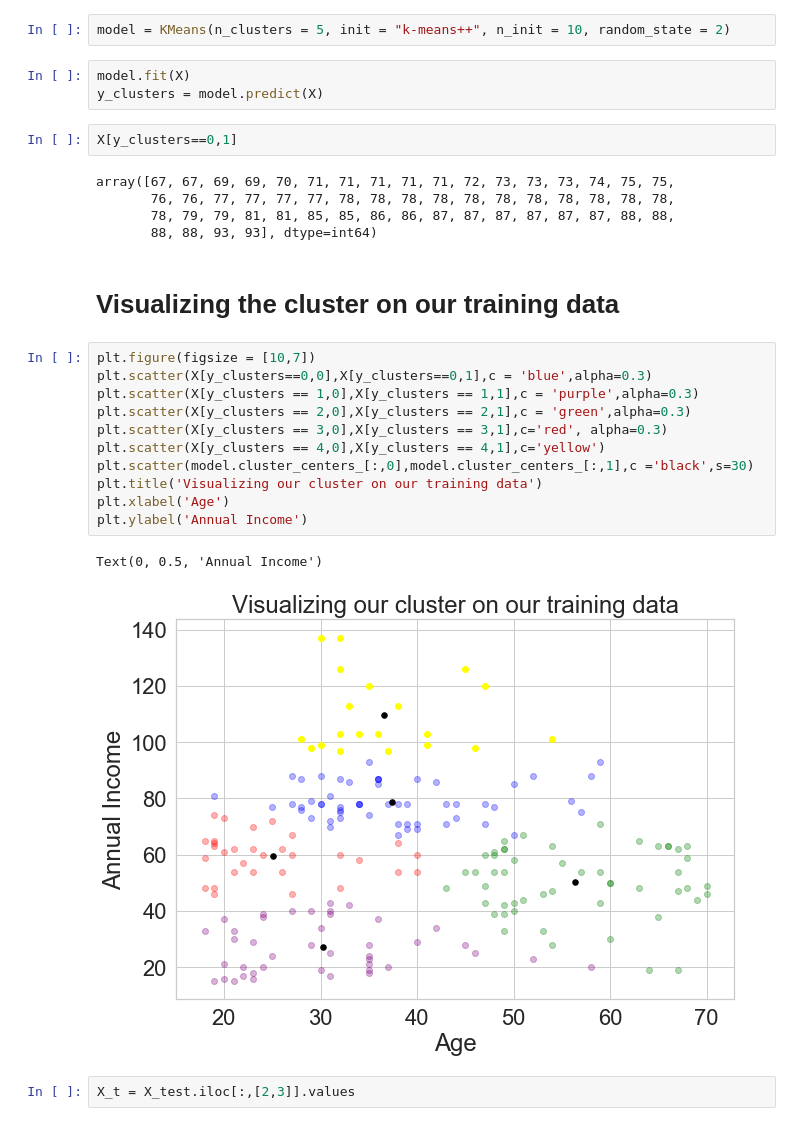
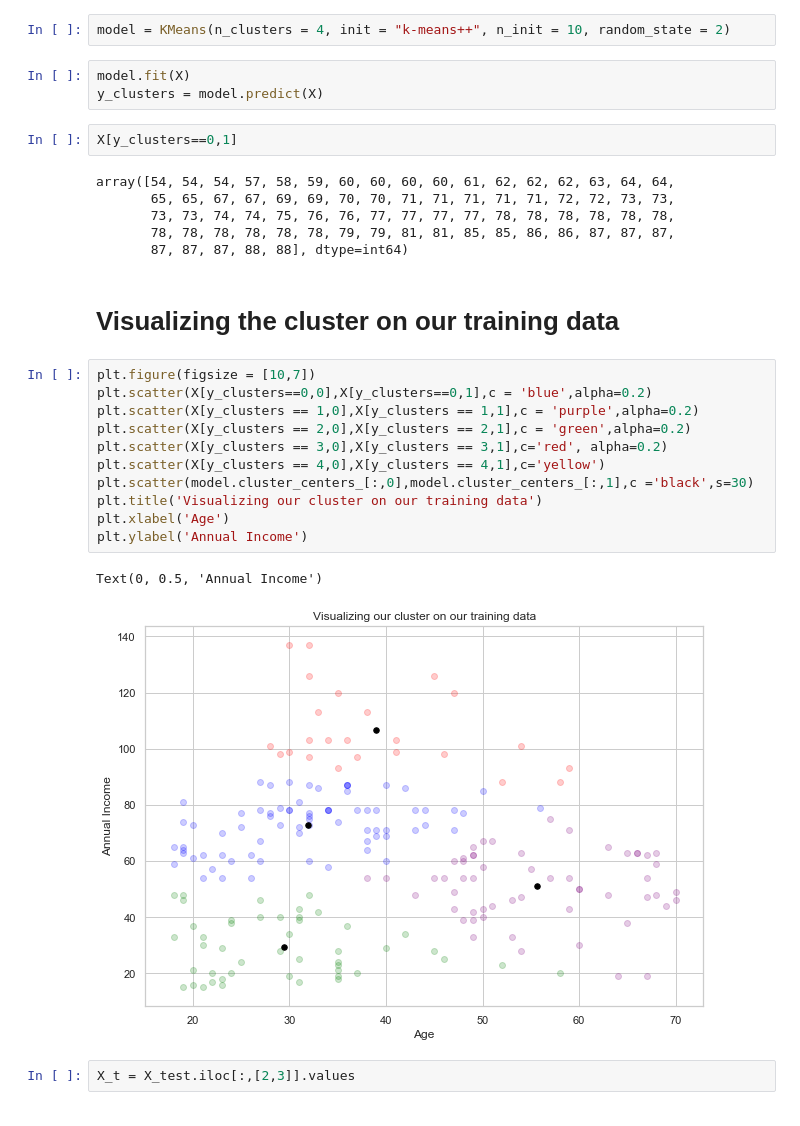
Before and after one commit to Aniket-Parlikar/Customer-Segmentation-using-unsupervised-learning, a Jupyter notebook: unsupervised_learning.ipynb, the cells around one changed output. Saved outputs shown, nothing was run; the diff lists cells and outputs as text.

```diff
--- a/unsupervised_learning.ipynb
+++ b/unsupervised_learning.ipynb
@@ -106,33 +107,34 @@ Text(0, 0.5, 'WCSS Score')
 # %% [markdown]
 # Here the elbow has occured at k=5,hence we create the required model
 # %%
-model = KMeans(n_clusters = 5, init = "k-means++", n_init = 10, random_state = 2)
+model = KMeans(n_clusters = 4, init = "k-means++", n_init = 10, random_state = 2)
 # %%
 model.fit(X)
 y_clusters = model.predict(X)
 # %%
 X[y_clusters==0,1]
 # %% [output]
-array([67, 67, 69, 69, 70, 71, 71, 71, 71, 71, 72, 73, 73, 73, 74, 75, 75,
-       76, 76, 77, 77, 77, 77, 78, 78, 78, 78, 78, 78, 78, 78, 78, 78, 78,
-       78, 79, 79, 81, 81, 85, 85, 86, 86, 87, 87, 87, 87, 87, 87, 88, 88,
-       88, 88, 93, 93], dtype=int64)
+array([54, 54, 54, 57, 58, 59, 60, 60, 60, 60, 61, 62, 62, 62, 63, 64, 64,
+       65, 65, 67, 67, 69, 69, 70, 70, 71, 71, 71, 71, 71, 72, 72, 73, 73,
+       73, 73, 74, 74, 75, 76, 76, 77, 77, 77, 77, 78, 78, 78, 78, 78, 78,
+       78, 78, 78, 78, 78, 78, 79, 79, 81, 81, 85, 85, 86, 86, 87, 87, 87,
+       87, 87, 87, 88, 88], dtype=int64)
 # %% [markdown]
 # Visualizing the cluster on our training data
 # %%
 plt.figure(figsize = [10,7])
-plt.scatter(X[y_clusters==0,0],X[y_clusters==0,1],c = 'blue',alpha=0.3)
-plt.scatter(X[y_clusters == 1,0],X[y_clusters == 1,1],c = 'purple',alpha=0.3)
-plt.scatter(X[y_clusters == 2,0],X[y_clusters == 2,1],c = 'green',alpha=0.3)
-plt.scatter(X[y_clusters == 3,0],X[y_clusters == 3,1],c='red', alpha=0.3)
+plt.scatter(X[y_clusters==0,0],X[y_clusters==0,1],c = 'blue',alpha=0.2)
+plt.scatter(X[y_clusters == 1,0],X[y_clusters == 1,1],c = 'purple',alpha=0.2)
+plt.scatter(X[y_clusters == 2,0],X[y_clusters == 2,1],c = 'green',alpha=0.2)
+plt.scatter(X[y_clusters == 3,0],X[y_clusters == 3,1],c='red', alpha=0.2)
 plt.scatter(X[y_clusters == 4,0],X[y_clusters == 4,1],c='yellow')
 plt.scatter(model.cluster_centers_[:,0],model.cluster_centers_[:,1],c ='black',s=30)
 plt.title('Visualizing our cluster on our training data')
 plt.xlabel('Age')
 plt.ylabel('Annual Income')
 # %% [output]
 Text(0, 0.5, 'Annual Income')
-[figure, old version]
+[figure, new version]
 # %%
 X_t = X_test.iloc[:,[2,3]].values
 # %%
```
Also changed, not shown: parts of 5 cells of this notebook.
